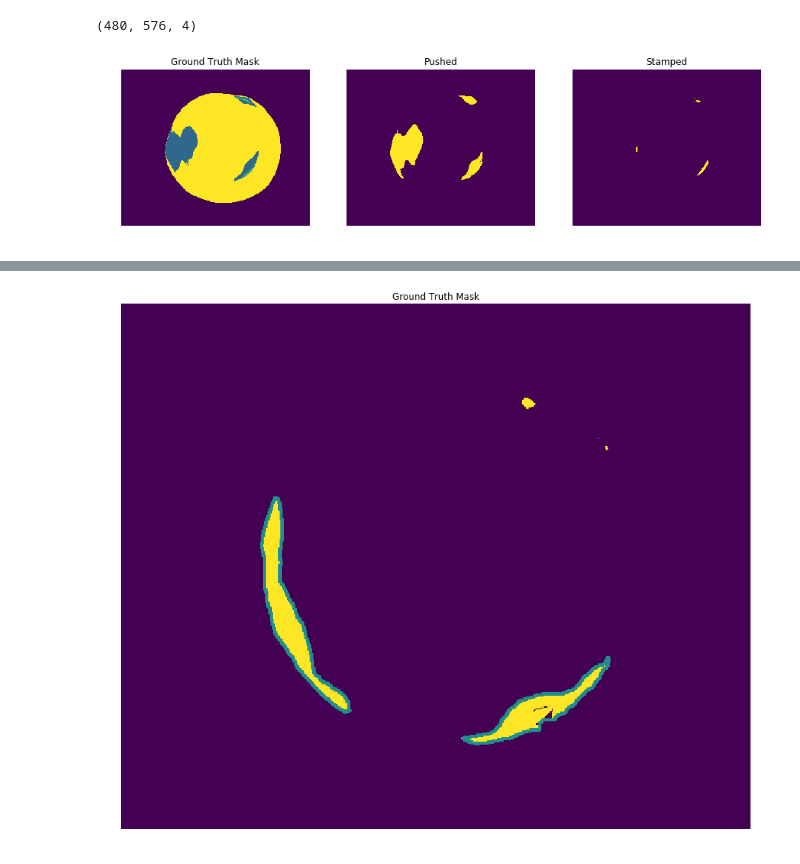
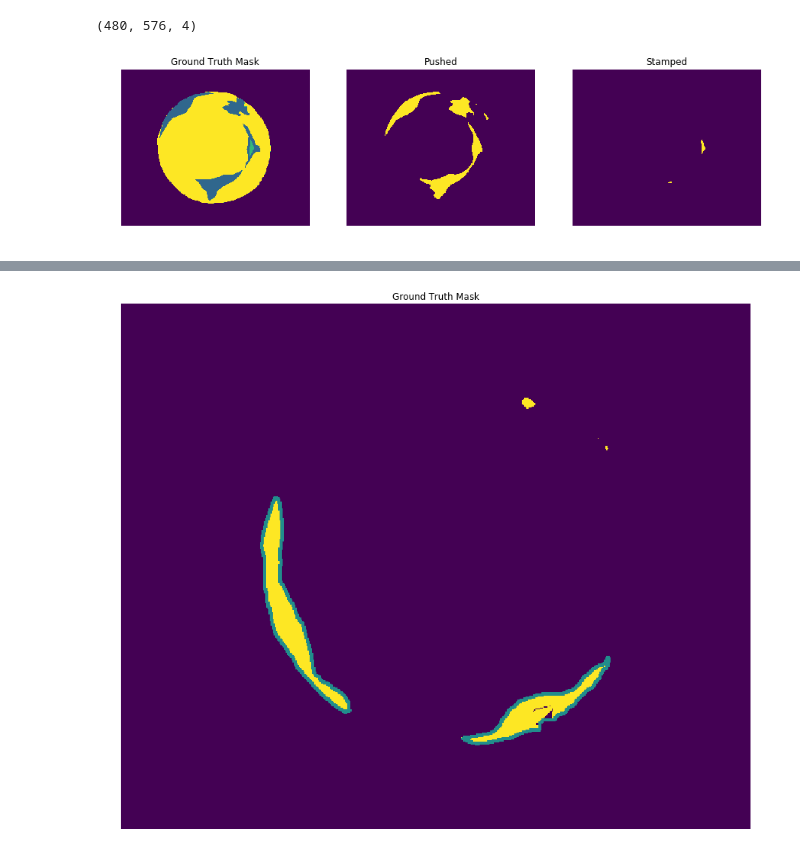
Before and after one commit to jhk0429/Segmentation_project, a Jupyter notebook: Inference.ipynb, the cells around one changed output, grey strips where cells are left out. Cells and saved outputs as stored; diff of their text form; code cells hidden in the pictures.

```diff
--- a/Inference.ipynb
+++ b/Inference.ipynb
@@ -149,9 +168,9 @@ for idx,image in enumerate(tqdm(glob.glob("images/train/*/*.bmp"))):
     image = tf.expand_dims(image,0)
     pred_mask.append(model(image)) # N, H, W, 3
 
-    ex = pred_mask[idx][0]
+    ex = pred_mask[idx][0] # H,W,4
 
-    pushed = np.round(tf.expand_dims(ex[:,:,1], -1))+np.round(tf.expand_dims(ex[:,:,2], -1))
+    pushed = np.round(tf.expand_dims(ex[:,:,1], -1)) + np.round(tf.expand_dims(ex[:,:,2], -1))
     circle = np.round(tf.expand_dims(ex[:,:,3], -1))
     stamped = np.round(tf.expand_dims(ex[:,:,2], -1))
 
@@ -160,14 +179,14 @@ for idx,image in enumerate(tqdm(glob.glob("images/train/*/*.bmp"))):
     closed_stamp = cv2.dilate(stamped_x, k)
     contours, hierarchy = cv2.findContours(closed_stamp, cv2.RETR_LIST, cv2.CHAIN_APPROX_NONE)
 
-    stamp_img, stamp_area, wh, stamp_count = draw_and_count(stamped_x, contours, stamp=True, show=False)
+    stamp_img, stamp_area, wh, stamp_count = draw_and_count(stamped_x, contours, label='stamp', show=False)
 
     pushed_x = pushed.astype(np.uint8) * 255
     k = cv2.getStructuringElement(cv2.MORPH_RECT, (10,10))
     closing = cv2.morphologyEx(pushed_x, cv2.MORPH_CLOSE, k)
     contours, hierarchy = cv2.findContours(closing, cv2.RETR_LIST, cv2.CHAIN_APPROX_NONE)
 
-    push_img, push_area, wh, pushed_count = draw_and_count(pushed_x, contours, push=True, show=False)
+    push_img, push_area, wh, pushed_count = draw_and_count(pushed_x, contours, label='push', show=False)
 
     #print("Sample #{} has {} stamps and {} pushes. Stamp areas: {}, Push areas: {}".format(idx, stamp_count, pushed_count,
     #                                                                                 stamp_area, push_area))
@@ -204,10 +222,11 @@ for idx,image in enumerate(tqdm(img_loc)):
     flipped = tf.image.flip_left_right(image)
 
     image = tf.expand_dims(flipped,0)
-    pred_mask.append(frozen_func(image)) # N, H, W, 3
+    pred_mask.append(frozen_func(image)) # idx, 1, 1, H, W, 4
 
     ex = pred_mask[idx][0][0]
-    pushed = np.round(tf.expand_dims(ex[:,:,1], -1))+np.round(tf.expand_dims(ex[:,:,2], -1))
+
+    pushed = np.round(tf.expand_dims(ex[:,:,1], -1)) + np.round(tf.expand_dims(ex[:,:,2], -1))
     circle = np.round(tf.expand_dims(ex[:,:,3], -1))
     stamped = np.round(tf.expand_dims(ex[:,:,2], -1))
 
@@ -217,7 +236,7 @@ for idx,image in enumerate(tqdm(img_loc)):
     closed_stamp = cv2.dilate(stamped_x, k)
     contours, hierarchy = cv2.findContours(closed_stamp, cv2.RETR_LIST, cv2.CHAIN_APPROX_NONE)
 
-    stamp_img, stamp_area, wh, stamp_count = draw_and_count(stamped_x, contours, stamp=True, show=False)
+    stamp_img, stamp_area, wh, stamp_count = draw_and_count(stamped_x, contours, label='stamp', show=False)
 
     # PUSH
     pushed_x = pushed.astype(np.uint8) * 255
@@ -226,7 +245,7 @@ for idx,image in enumerate(tqdm(img_loc)):
 
     contours, hierarchy = cv2.findContours(closing, cv2.RETR_LIST, cv2.CHAIN_APPROX_NONE)
 
-    push_img, push_area, wh, pushed_count = draw_and_count(pushed_x, contours, push=True, show=False)
+    push_img, push_area, wh, pushed_count = draw_and_count(pushed_x, contours, label='push', show=False)
 
 
     #print("Sample #{} has {} stamps and {} pushes. Stamp areas: {}, Push areas: {}".format(idx, stamp_count, pushed_count,
@@ -333,17 +307,47 @@ Ground truth numbers:
 print(np.shape(pred_mask[0][0][0]))
 # %% [output]
 (480, 576, 4)
-# %%
-idx = 10
-
-ex = pred_mask[idx][0][0]
-pushed = np.round(tf.expand_dims(ex[:,:,1], -1))+np.round(tf.expand_dims(ex[:,:,2], -1))
-circle = np.round(tf.expand_dims(ex[:,:,3], -1))
-stamped = np.round(tf.expand_dims(ex[:,:,2], -1))
-
-display([test_y[idx],pushed,stamped])
-#cv2.imwrite("stamped.png", stamped)
-
-#display([tf.expand_dims(ex[:,:,1], -1), tf.expand_dims(ex[:,:,3], -1), tf.expand_dims(ex[:,:,2], -1)])
-# %% [output]
-[figure, removed]
+# %%
+idx = 5
+
+ex = np.round(pred_mask[idx][0][0]) # ex = H,W,4
+
+pushed = tf.expand_dims(ex[:,:,1], -1) + tf.expand_dims(ex[:,:,2], -1)
+circle = tf.expand_dims(ex[:,:,3], -1)
+stamped = tf.expand_dims(ex[:,:,2], -1) # stamped = H,W,1
+bg = tf.expand_dims(ex[:,:,0], -1)
+
+#bg = 0, pushed = 1, stamped = 2, circle = 3
+
+"""
+channel_0 = np.zeros((480,576,1)) #prediction
+channel_1 = np.zeros((480,576,1))
+channel_2 = np.zeros((480,576,1))
+
+channel_0[pushed==1] = color_dict[1][0]
+channel_1[pushed==1] = color_dict[1][1]
+channel_2[pushed==1] = color_dict[1][2]
+
+channel_0[circle==1] = color_dict[3][0]
+channel_1[circle==1] = color_dict[3][1]
+channel_2[circle==1] = color_dict[3][2]
+
+channel_0[stamped==1] = color_dict[2][0]
+channel_1[stamped==1] = color_dict[2][1]
+channel_2[stamped==1] = color_dict[2][2]
+
+channel_0[bg==1] = color_dict[0][0]
+channel_1[bg==1] = color_dict[0][1]
+channel_2[bg==1] = color_dict[0][2]
+
+com = tf.concat([channel_0, channel_1, channel_2], -1)
+"""
+
+#display(com, idx, only_inference=True)
+
+gt_mask = np.round(test_y[idx],decimals = 0)
+#print((gt_mask==1).sum())
+
+display([gt_mask, pushed, stamped])
+# %% [output]
+[figure, added]
```
Also changed, not shown: parts of 9 cells of this notebook.
